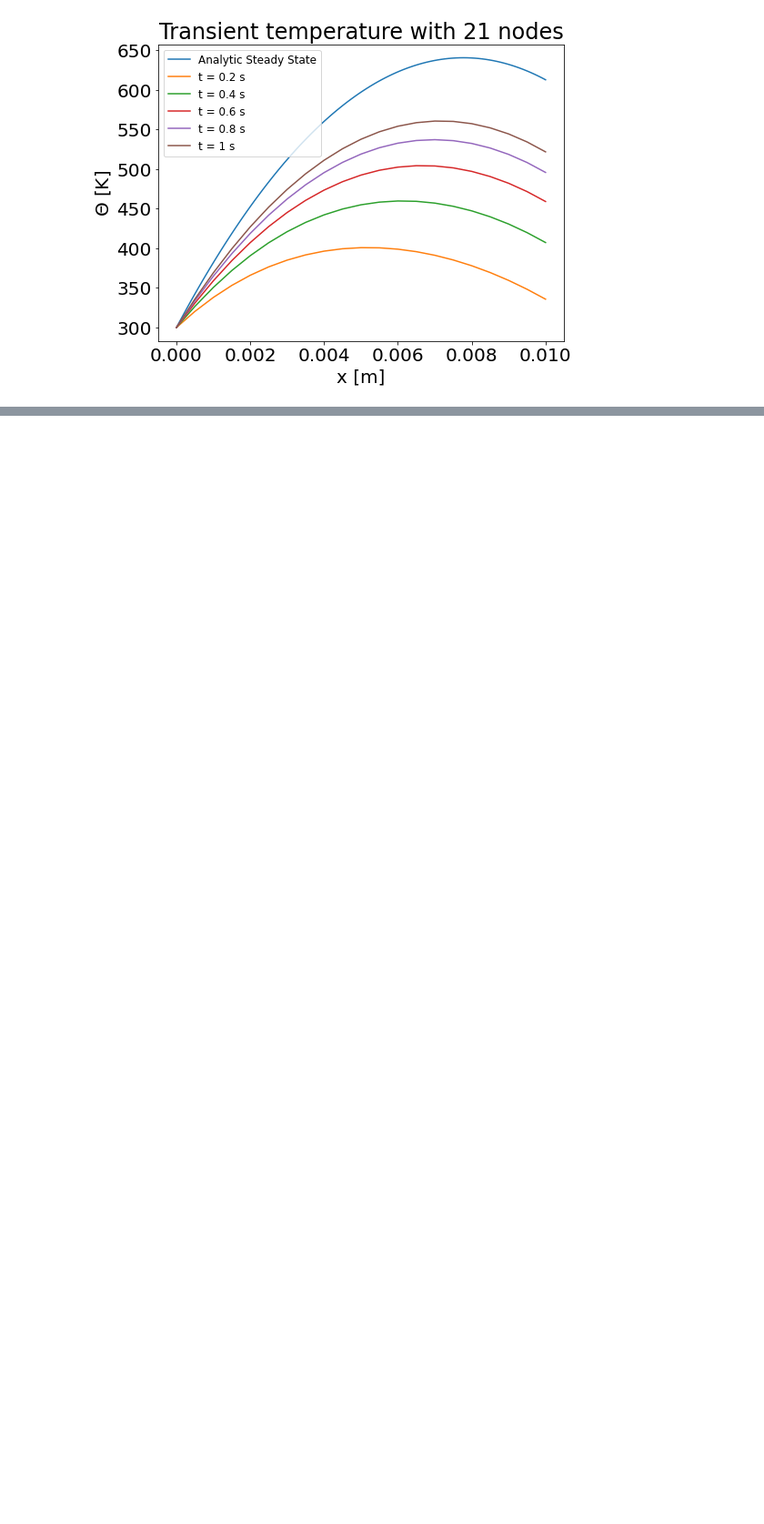
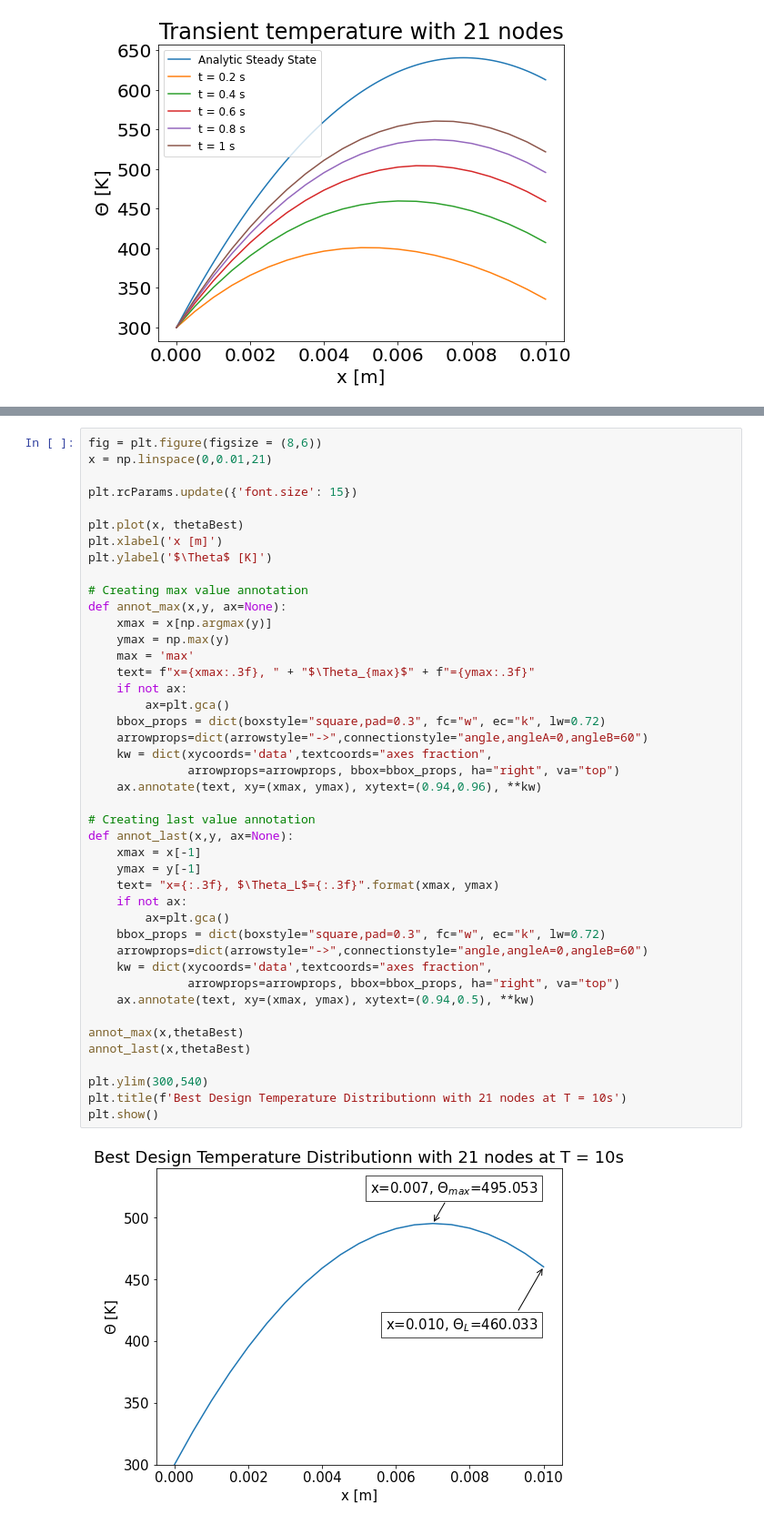
Before and after one commit to unjike/Modeling-and-Simulation-of-Advanced-Manufacturing-Processes, a Jupyter notebook: Finite_Difference_Model_for_Joule_Heating.ipynb, the cells around one changed output, grey strips where cells are left out. Shown at 91% size. Saved outputs shown, nothing was run; the diff lists cells and outputs as text; blank space fills up the shorter version.

```diff
--- a/Finite_Difference_Model_for_Joule_Heating.ipynb
+++ b/Finite_Difference_Model_for_Joule_Heating.ipynb
@@ -251,0 +551,45 @@ J
+# %%
+fig = plt.figure(figsize = (8,6))
+x = np.linspace(0,0.01,21)
+
+plt.rcParams.update({'font.size': 15})
+
+plt.plot(x, thetaBest)
+plt.xlabel('x [m]')
+plt.ylabel('$\Theta$ [K]')
+
+# Creating max value annotation
+def annot_max(x,y, ax=None):
+    xmax = x[np.argmax(y)]
+    ymax = np.max(y)
+    max = 'max'
+    text= f"x={xmax:.3f}, " + "$\Theta_{max}$" + f"={ymax:.3f}"
+    if not ax:
+        ax=plt.gca()
+    bbox_props = dict(boxstyle="square,pad=0.3", fc="w", ec="k", lw=0.72)
+    arrowprops=dict(arrowstyle="->",connectionstyle="angle,angleA=0,angleB=60")
+    kw = dict(xycoords='data',textcoords="axes fraction",
+              arrowprops=arrowprops, bbox=bbox_props, ha="right", va="top")
+    ax.annotate(text, xy=(xmax, ymax), xytext=(0.94,0.96), **kw)
+
+# Creating last value annotation
+def annot_last(x,y, ax=None):
+    xmax = x[-1]
+    ymax = y[-1]
+    text= "x={:.3f}, $\Theta_L$={:.3f}".format(xmax, ymax)
+    if not ax:
+        ax=plt.gca()
+    bbox_props = dict(boxstyle="square,pad=0.3", fc="w", ec="k", lw=0.72)
+    arrowprops=dict(arrowstyle="->",connectionstyle="angle,angleA=0,angleB=60")
+    kw = dict(xycoords='data',textcoords="axes fraction",
+              arrowprops=arrowprops, bbox=bbox_props, ha="right", va="top")
+    ax.annotate(text, xy=(xmax, ymax), xytext=(0.94,0.5), **kw)
+
+annot_max(x,thetaBest)
+annot_last(x,thetaBest)
+
+plt.ylim(300,540)
+plt.title(f'Best Design Temperature Distributionn with 21 nodes at T = 10s')
+plt.show()
+# %% [output]
+[figure, added]
```
Also changed, not shown: parts of 5 cells of this notebook.
